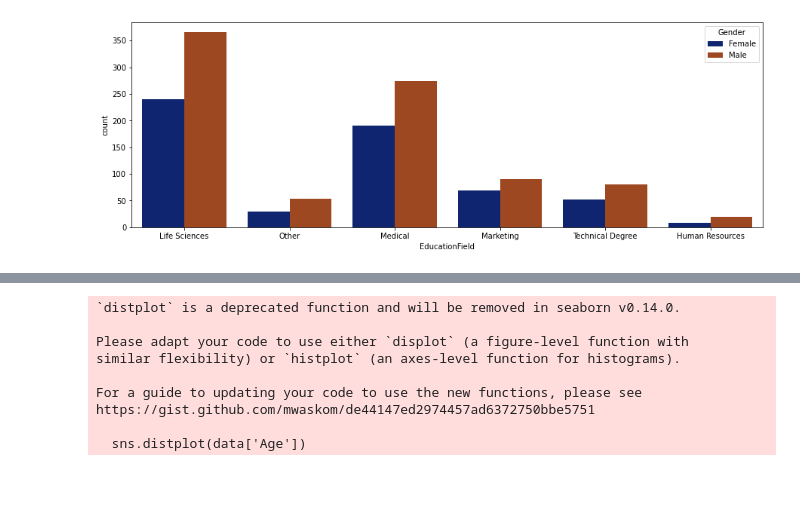
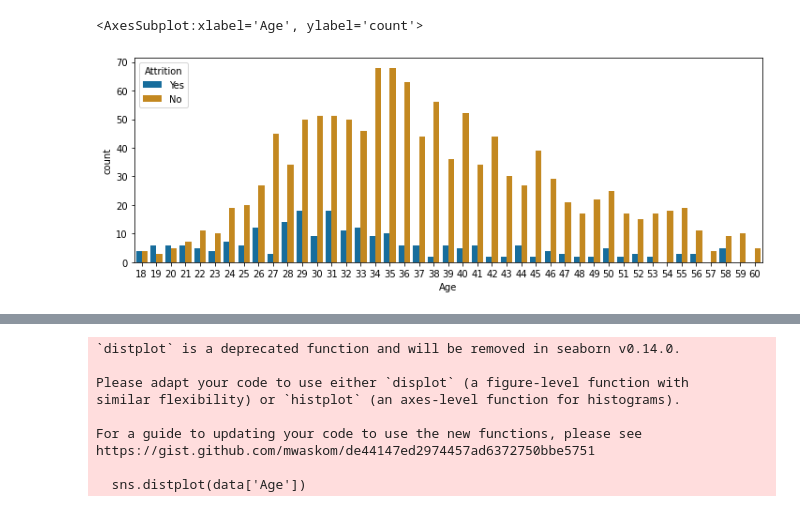
Before and after one commit to catarinatomasr/EDSBootcamp, a Jupyter notebook: Analise_Catarina.ipynb, the cells around one changed output, grey strips where cells are left out. Saved outputs shown, nothing was run; the diff lists cells and outputs as text; code cells hidden in the pictures; blank space fills up the shorter version.

```diff
--- a/Analise_Catarina.ipynb
+++ b/Analise_Catarina.ipynb
@@ -74,6 +66,9 @@ plt.show()
-# %%
-plt.subplots(figsize=(15,5))
-sns.countplot(x = 'EducationField', data = data, hue = 'Gender', palette = 'dark')
-plt.show()
-# %% [output]
-[figure, removed]
+# %%
+plt.subplots(figsize=(12,4))
+sns.countplot(x='Age', hue='Attrition', data=data, palette='colorblind')
+
+#malta dos 35/36 anos está toda empregada
+#29 e 31 a malta está a sair
+# %% [output]
+<AxesSubplot:xlabel='Age', ylabel='count'>
+[figure, added]
```
Also changed, not shown: parts of 25 cells of this notebook, 1 other file.
